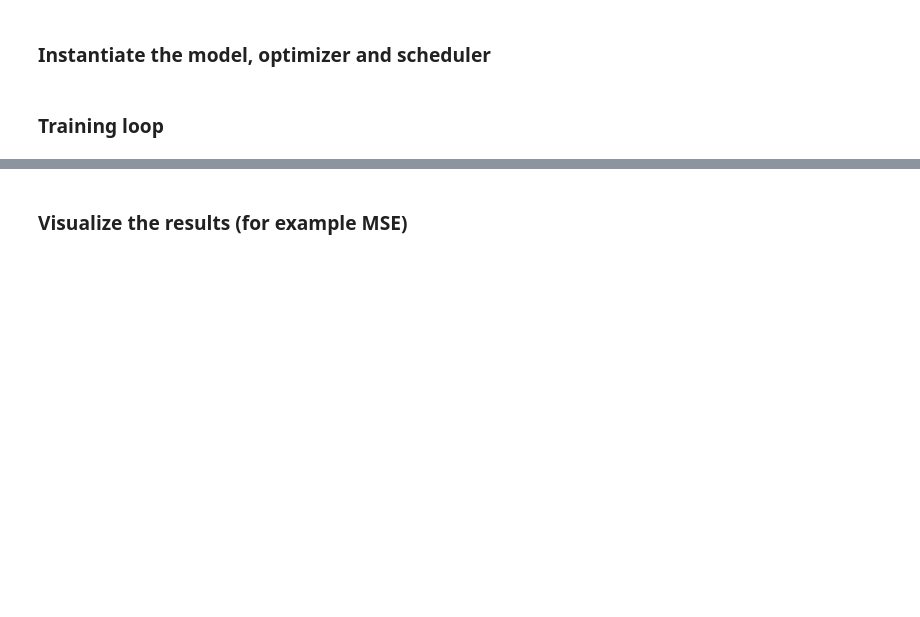
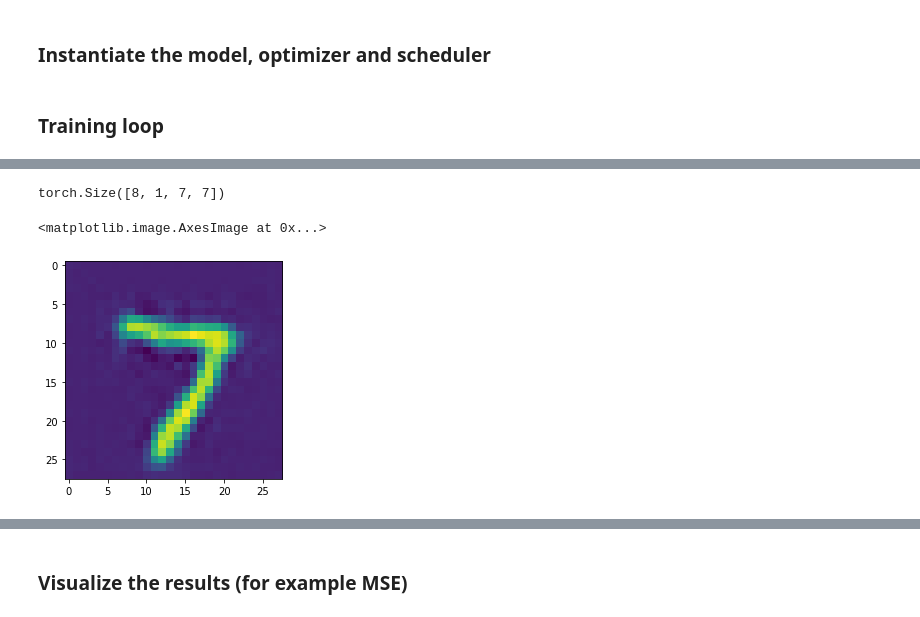
Before and after one commit to broadinstitute/genus, a Jupyter notebook: src/notebook6_VQ-VAE_MNIST.ipynb, the cells around one changed output, grey strips where cells are left out. Saved outputs shown, nothing was run; the diff lists cells and outputs as text; code cells hidden in the pictures; blank space fills up the shorter version.

```diff
--- a/src/notebook6_VQ-VAE_MNIST.ipynb
+++ b/src/notebook6_VQ-VAE_MNIST.ipynb
@@ -56,3 +53,23 @@ show_batch(img, title="Test data",  pad_value=0.5, n_padding=10)
 # %%
 config_file = "./config_VQVAE.yaml"
 config = load_yaml_as_dict(config_file)
+# %%
+
+x = torch.zeros((3,1,28,28))
+x1 = torch.nn.Conv2d(in_channels=1, out_channels=16, kernel_size=3, stride=2, padding=1)(x)
+x2 = torch.nn.Conv2d(in_channels=16, out_channels=32, kernel_size=3, stride=2, padding=1)(x1)
+x3 = torch.nn.Conv2d(in_channels=32, out_channels=32, kernel_size=3, stride=1, padding=1)(x2)
+
+
+y1 = torch.nn.ConvTranspose2d(in_channels=32, out_channels=32, kernel_size=4, stride=2, padding=1)(x3)
+y2 = torch.nn.ConvTranspose2d(in_channels=32, out_channels=16, kernel_size=4, stride=2, padding=1)(y1)
+y3 = torch.nn.ConvTranspose2d(in_channels=16, out_channels=1, kernel_size=3, stride=1, padding=1)(y2)
+
+
+print(x1.shape)
+print(x2.shape)
+print(x3.shape)
+
+print(y1.shape)
+print(y2.shape)
+print(y3.shape)
@@ -272,8 +325,8 @@ for epoch in range(1,NUM_EPOCHS+1):
                                           prefix_exclude="wrong_examples",
                                           prefix_to_add="test_")
 
-        if (epoch % CHECKPOINT_FREQUENCY == 0) and (epoch >= 20):
-            ckpt = vae.create_ckpt(optimizer=optimizer,
-                                   epoch=epoch,
-                                   history_dict=history_dict)
-            ckpt2file(ckpt=ckpt, path="last_ckpt_"+str(epoch))
+        #if (epoch % CHECKPOINT_FREQUENCY == 0) and (epoch >= 20):
+        #    ckpt = vae.create_ckpt(optimizer=optimizer,
+        #                           epoch=epoch,
+        #                           history_dict=history_dict)
+        #    ckpt2file(ckpt=ckpt, path="last_ckpt_"+str(epoch))
@@ -283,0 +363,9 @@ show_batch(output.imgs)
+# %%
+output.inference.index.shape
+# %% [output]
+torch.Size([8, 1, 7, 7])
+# %%
+plt.imshow(output.imgs[0,0].detach().cpu())
+# %% [output]
+<matplotlib.image.AxesImage at 0x...>
+[figure, added]
```
Also changed, not shown: parts of 11 cells of this notebook.
